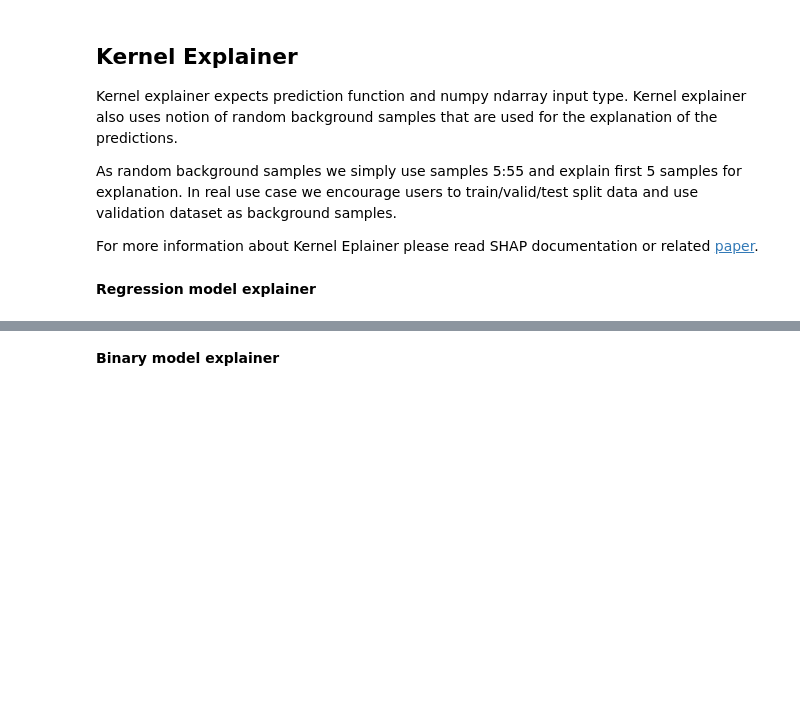
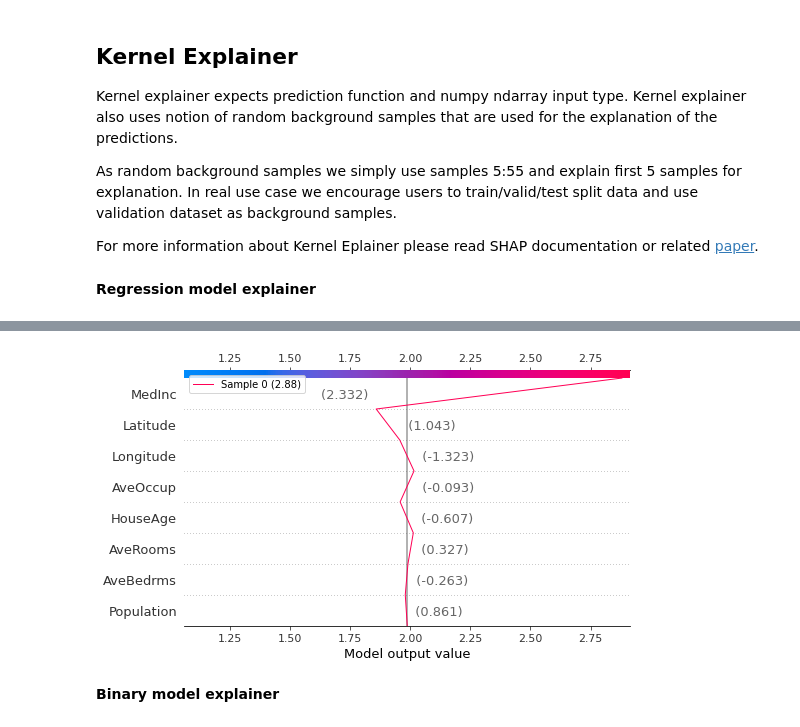
Before and after one commit to jrzaurin/pytorch-widedeep, a Jupyter notebook: examples/notebooks/16_SHAP.ipynb, the cells around one changed output, grey strips where cells are left out. Cells and saved outputs as stored; diff of their text form; code cells hidden in the pictures; blank space fills up the shorter version.

Commit message:
draft notebook prepared
draft explainer object ready

```diff
--- a/examples/notebooks/16_SHAP.ipynb
+++ b/examples/notebooks/16_SHAP.ipynb
@@ -251,0 +358,5 @@ shap_force_plot(tab_trainer=tab_trainer, explainer=explainer, shap_values=shap_v
+# %%
+reg_explainer = ShapExplainer()
+reg_explainer.fit(tab_trainer=tab_trainer_reg, X_tab_train=X_tab_reg, explainer_type="kernel")
+reg_explainer.explain_decision_plot(X_tab_explain=X_tab_reg[1], feature_names=list(tab_preprocessor_reg.column_idx))
+# %% [output]
@@ -252,2 +369,3 @@ shap_force_plot(tab_trainer=tab_trainer, explainer=explainer, shap_values=shap_v
+[figure, added]
 # %% [markdown]
 **Binary model explainer**
```
Also changed, not shown: parts of 20 cells of this notebook.
